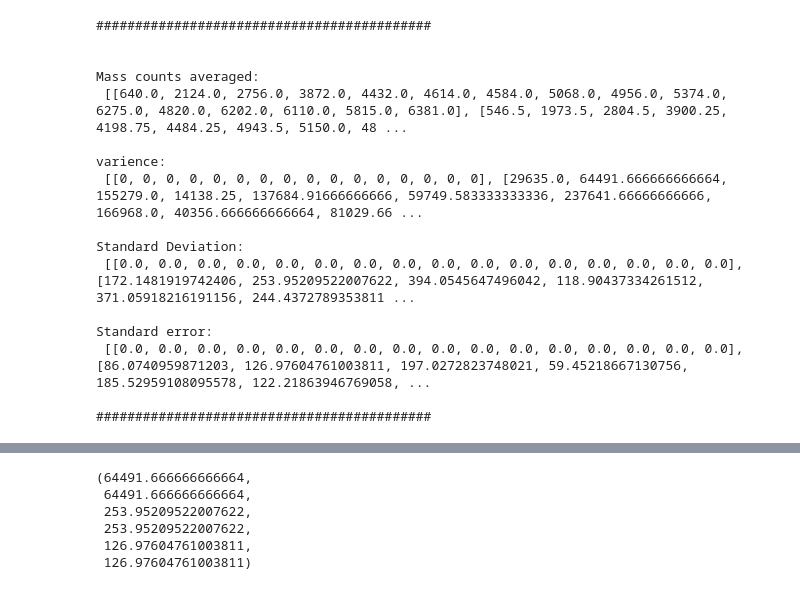
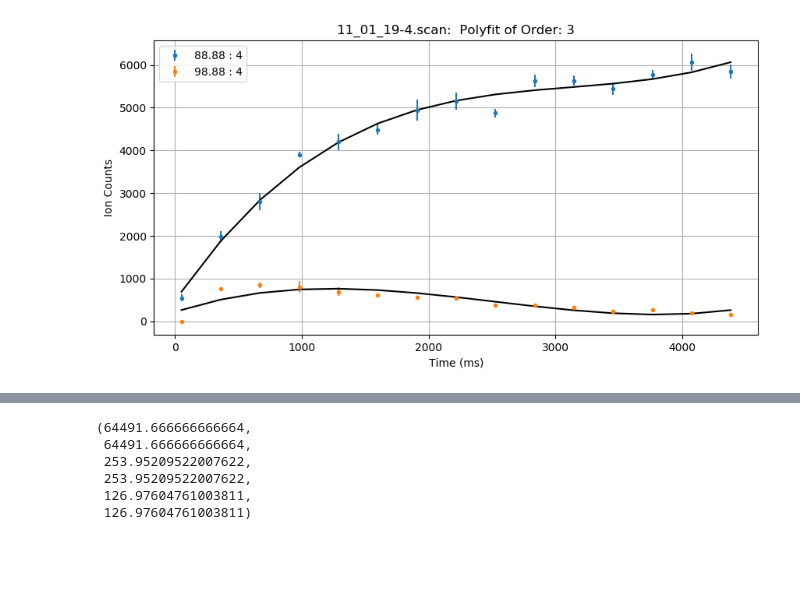
Before and after one commit to aravindhnivas/FELion-Spectrum-Analyser, a Jupyter notebook: testing/timescanplot.ipynb, the cells around one changed output, grey strips where cells are left out. Cells and saved outputs as stored; diff of their text form; code cells hidden in the pictures; blank space fills up the shorter version.

```diff
--- a/testing/timescanplot.ipynb
+++ b/testing/timescanplot.ipynb
@@ -11,11 +12,10 @@ import math
 # %%
-filename = "11_01_19-4.scan"
-
 f = open(filename)
 no_of_mass = 0
 start = False
 raw_datas = []
 iterations = []
+time = []
 
 for line in f:
 
@@ -25,13 +25,20 @@ for line in f:
         iterations.append(int(tmp))
 
     if not line[0] == "#" and not line == "\n":
+
         if line.strip() == "ALL:":
             start = True
-        if start:
+
+        if not start:
+            tmp = line.split()
+            time.append(tmp)
+
+        if start and not line.strip()=="ALL:":
             raw_datas.append(line)
-del raw_datas[0]
 
 f.close()
+
+time = [float(i) for i in list(zip(*(time)))[0]]
 
 all_datas = [[float(j) for j in i.split()] for i in raw_datas]
 data_run_cycle = int(len(all_datas)/sum(iterations))
@@ -67,52 +74,59 @@ for i in range(no_of_mass):
 
         #varience
         for v in range(iterations[i]):
 
             if iterations[i]>1:
 
                 v_tmp = (varience_adder[v]-m[k])**2
                 varience_collector1.append(v_tmp)
 
         if iterations[i]>1:
             varience_collector2.append(sum(varience_collector1)/(len(varience_collector1)-1))
         else: varience_collector2.append(0)
 
         varience_collector1 = []
 
     #mass counts
     mass_mean.append(m)
     m = []
 
     #varience
     varience.append(varience_collector2)
     varience_collector2 = []
 
 #standard deviation
 standard_deviation = [[math.sqrt(i) for i in j] for j in varience]
 
 #standard error
 standard_error = [[i/math.sqrt(k) for i in j] for j, k in zip(standard_deviation, iterations)]
 
-print("\n###########################################\n")
-print("\nMass counts averaged: \n", mass_mean)
-print("\nvarience: \n", varience)
-print("\nStandard Deviation: \n",standard_deviation)
-print("\nStandard error: \n", standard_error)
-print("\n###########################################\n")
+if len(time)<len(mass_mean[0]):
+    for i in range(no_of_mass):
+        del mass_mean[i][-1]
+        del standard_error[i][-1]
+
+plt.figure(figsize=(10,5), dpi = 100)
+deg = 3
+for i in range(no_of_mass):
+    if iterations[i]>1:
+        x, y, err = time, mass_mean[i], standard_error[i]
+        lg = "{} : {}".format(mass_values[i], iterations[i])
+
+        plt.errorbar(x, y, yerr = err, fmt = ".", label = lg )
+
+        z = np.polyfit(x, y, deg)
+        p = np.poly1d(z)
+        y_fit = [p(i) for i in x]
+
+        plt.plot(x, y_fit, "k-")
+
+plt.grid(True)
+plt.xlabel("Time (ms)")
+plt.ylabel("Ion Counts")
+plt.legend()
+plt.title(filename + ":  Polyfit of Order: %i"%deg)
+plt.savefig(filename+".png")
+plt.show()
+plt.close()
 # %% [output]
-###########################################
-
-
-Mass counts averaged:
- [[640.0, 2124.0, 2756.0, 3872.0, 4432.0, 4614.0, 4584.0, 5068.0, 4956.0, 5374.0, 6275.0, 4820.0, 6202.0, 6110.0, 5815.0, 6381.0], [546.5, 1973.5, 2804.5, 3900.25, 4198.75, 4484.25, 4943.5, 5150.0, 48 ...
-
-varience:
- [[0, 0, 0, 0, 0, 0, 0, 0, 0, 0, 0, 0, 0, 0, 0, 0], [29635.0, 64491.666666666664, 155279.0, 14138.25, 137684.91666666666, 59749.583333333336, 237641.66666666666, 166968.0, 40356.666666666664, 81029.66 ...
-
-Standard Deviation:
- [[0.0, 0.0, 0.0, 0.0, 0.0, 0.0, 0.0, 0.0, 0.0, 0.0, 0.0, 0.0, 0.0, 0.0, 0.0, 0.0], [172.1481919742406, 253.95209522007622, 394.0545647496042, 118.90437334261512, 371.05918216191156, 244.4372789353811 ...
-
-Standard error:
- [[0.0, 0.0, 0.0, 0.0, 0.0, 0.0, 0.0, 0.0, 0.0, 0.0, 0.0, 0.0, 0.0, 0.0, 0.0, 0.0], [86.0740959871203, 126.97604761003811, 197.0272823748021, 59.45218667130756, 185.52959108095578, 122.21863946769058, ...
-
-###########################################
+[figure, added]
```
Also changed, not shown: parts of 4 cells of this notebook, 1 other file.
